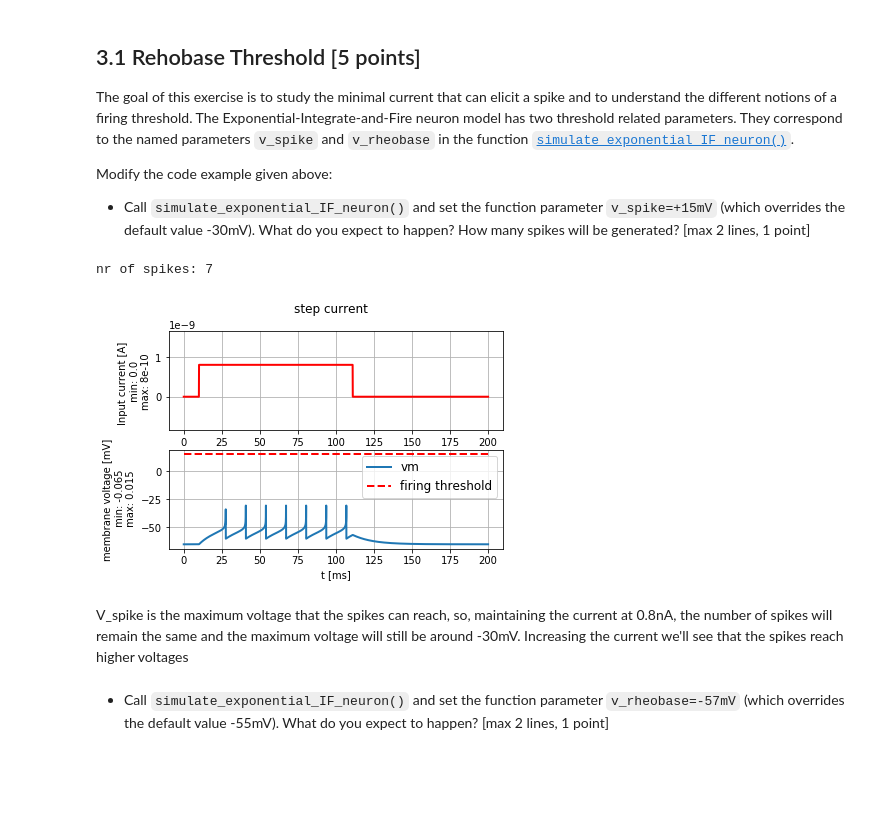
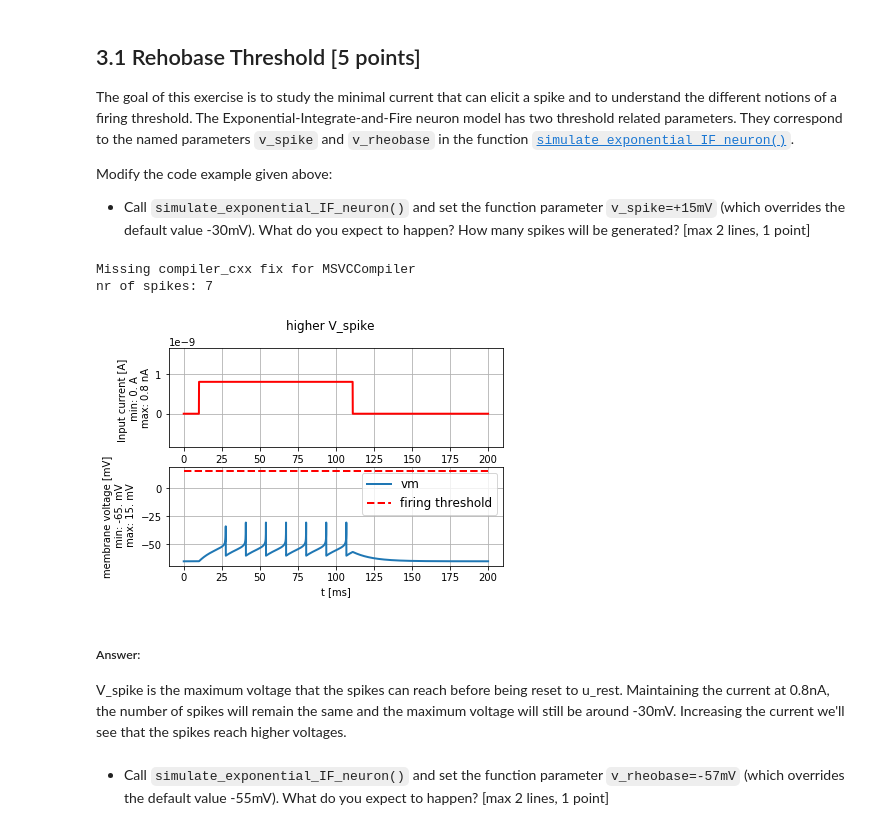
Before and after one commit to marcoabrate/biologicalmodelingofnn, a Jupyter notebook: project1/Ex1_firstName_lastName_000.ipynb, the cells around one changed output. Drawn from its saved outputs; the diff is of its cells as text; code cells hidden in the pictures; blank space fills up the shorter version.

```diff
--- a/project1/Ex1_firstName_lastName_000.ipynb
+++ b/project1/Ex1_firstName_lastName_000.ipynb
@@ -87,19 +88,21 @@ Modify the code example given above:
 # %%
 input_current = input_factory.get_step_current(
     t_start=10, t_end=110, unit_time=b2.ms, amplitude=0.8* b2.namp)
 
 state_monitor, spike_monitor = exp_IF.simulate_exponential_IF_neuron(
-    v_spike=-25.*b2.mvolt, I_stim=input_current, simulation_time=200*b2.ms)
+    v_spike=15.*b2.mvolt, I_stim=input_current, simulation_time=200*b2.ms)
 
 plot_tools.plot_voltage_and_current_traces(
-    state_monitor, input_current,title="step current",
+    state_monitor, input_current,title="higher V_spike",
     firing_threshold=15.*b2.mvolt)
 print("nr of spikes: {}".format(spike_monitor.count[0]))
 # %% [output]
+Missing compiler_cxx fix for MSVCCompiler
 nr of spikes: 7
-[figure, old version]
+[figure, new version]
 # %% [markdown]
-V_spike is the maximum voltage that the spikes can reach, so, maintaining the current at 0.8nA, the number of spikes will remain the same and the maximum voltage will still be around -30mV. Increasing the current we'll see that the spikes reach higher voltages
+##### Answer:
+V_spike is the maximum voltage that the spikes can reach before being reset to u_rest. Maintaining the current at 0.8nA, the number of spikes will remain the same and the maximum voltage will still be around -30mV. Increasing the current we'll see that the spikes reach higher voltages.
 # %% [markdown]
 - Call `simulate_exponential_IF_neuron()` and set the function parameter `v_rheobase=-57mV` (which overrides the default value -55mV). What do you expect to happen?  [max 2 lines, 1 point]
 # %%
```
Also changed, not shown: parts of 28 cells of this notebook.
